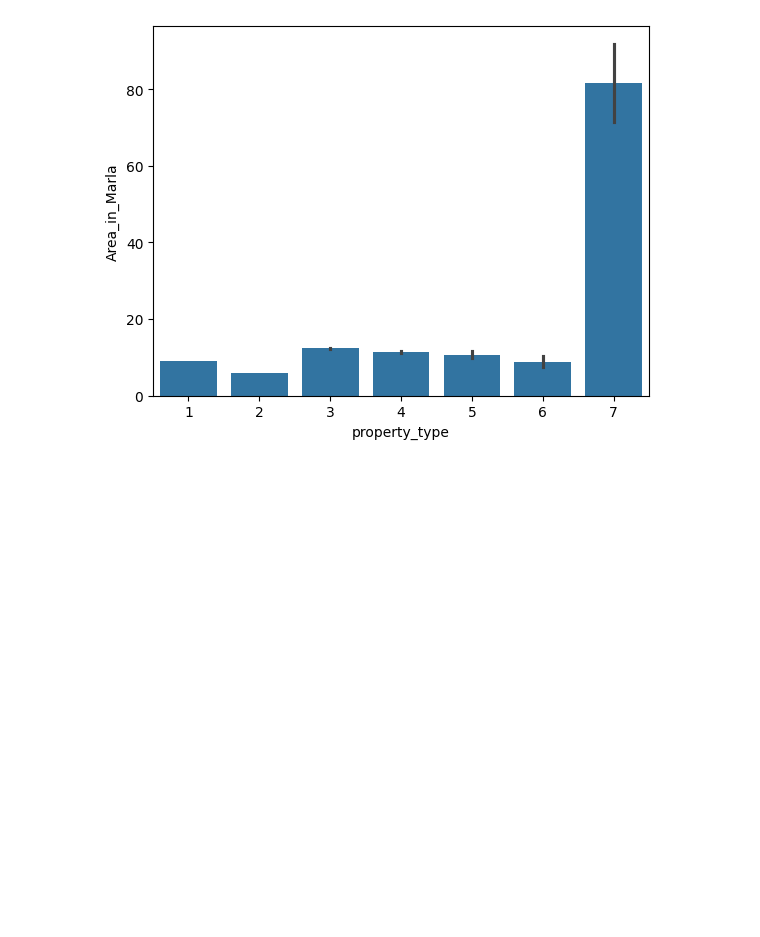
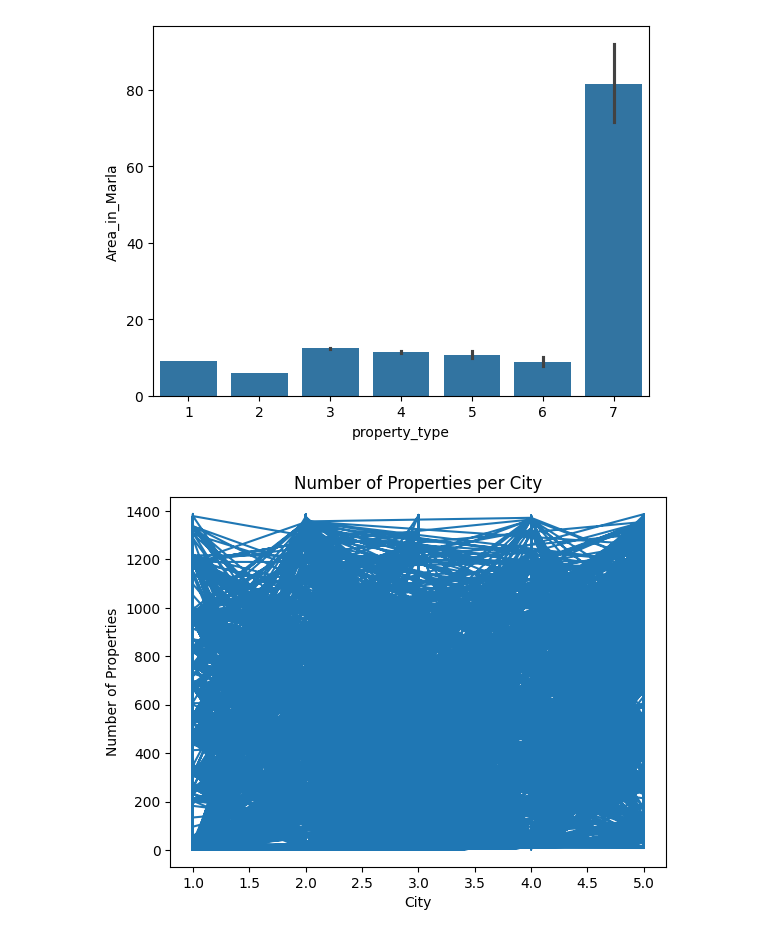
Before and after one commit to ZohaAsghar/House-price-prediction, a Jupyter notebook: house_price.ipynb, the cells around one changed output. Drawn from its saved outputs; the diff is of its cells as text; code cells hidden in the pictures; blank space fills up the shorter version.

```diff
--- a/house_price.ipynb
+++ b/house_price.ipynb
@@ -399,3 +402,13 @@ seb.barplot(x=df["property_type"], y=df["Area_in_Marla"])
 # %% [output]
 <Axes: xlabel='property_type', ylabel='Area_in_Marla'>
 [figure]
+# %%
+plt.plot(df['city'], df['location'])
+x=df["city"]
+y=df["location"]
+plt.xlabel('City')
+plt.ylabel('Number of Properties')
+plt.title('Number of Properties per City')
+plt.show()
+# %% [output]
+[figure, added]
```
Also changed, not shown: parts of 19 cells of this notebook.
